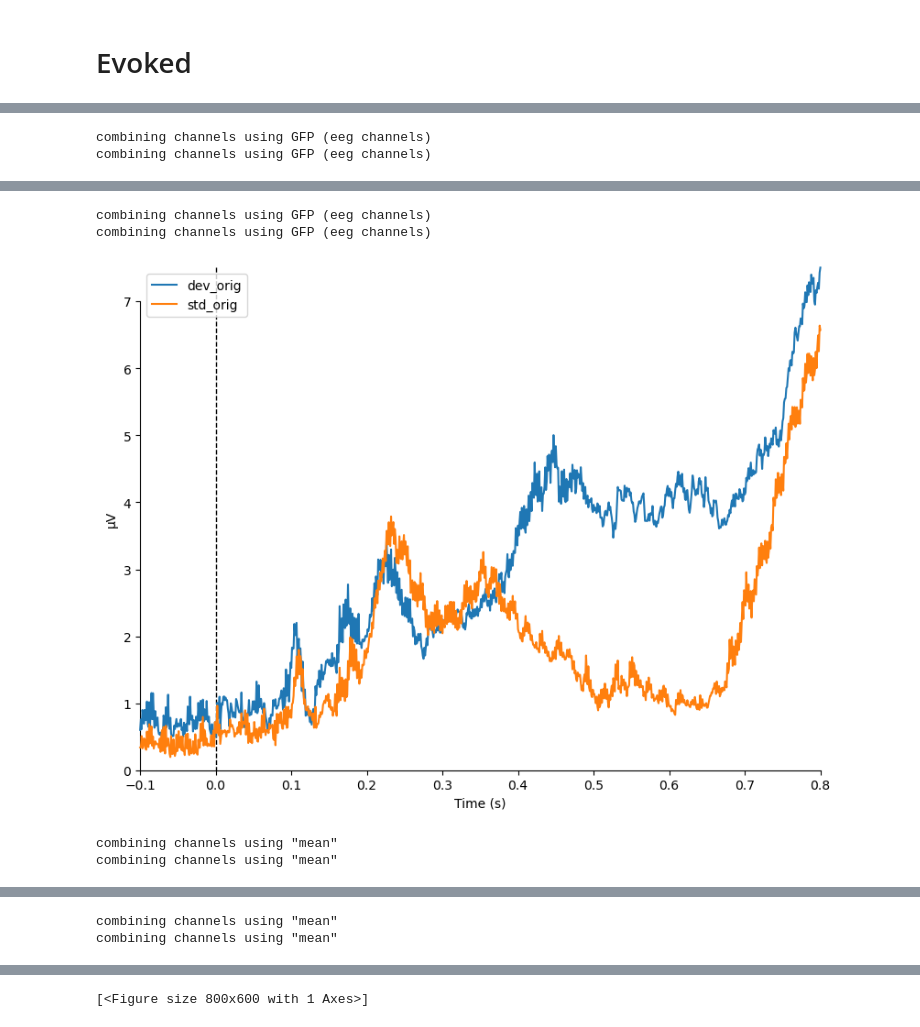
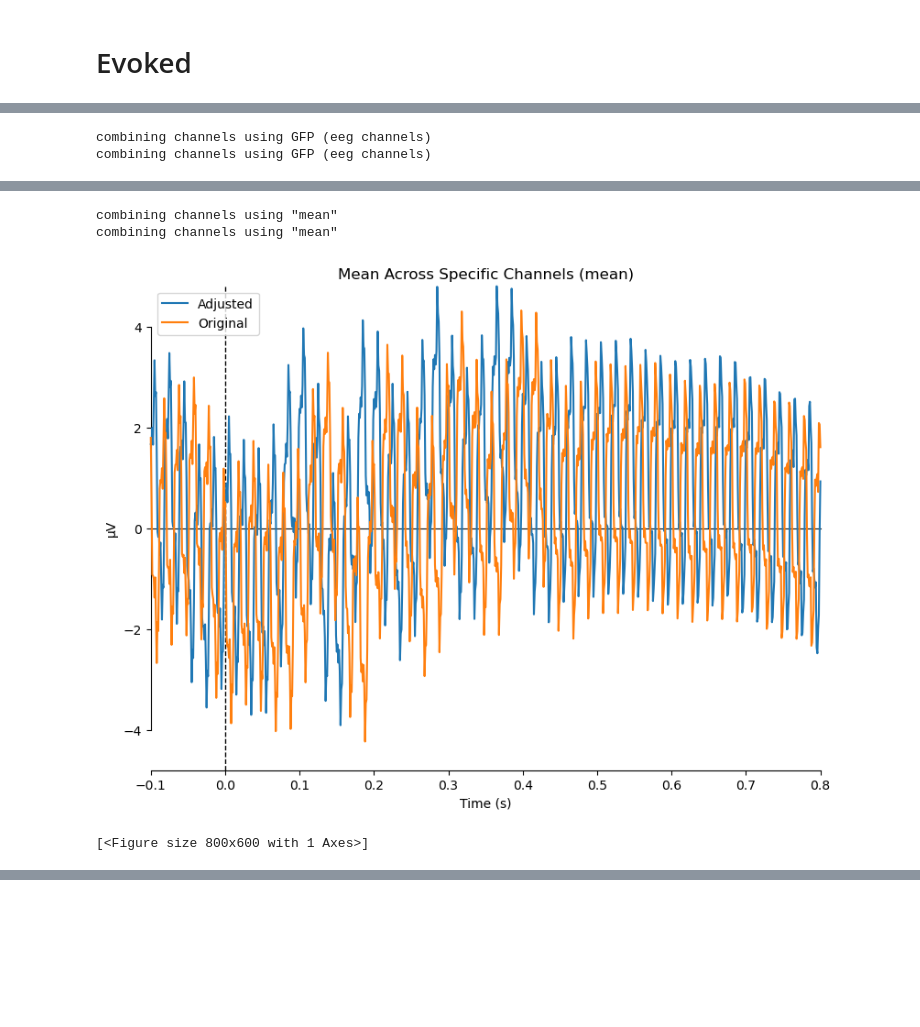
Before and after one commit to LinaWalk13/ore_EEG, a Jupyter notebook: diode_testing.ipynb, the cells around one changed output, grey strips where cells are left out. Drawn from its saved outputs; the diff is of its cells as text; code cells hidden in the pictures; blank space fills up the shorter version.

```diff
--- a/diode_testing.ipynb
+++ b/diode_testing.ipynb
@@ -91,9 +218,19 @@ event number [  2 149 151] was rejected
 # creating an event_id for epoching
 
 event_id = {
-    "Start": 50,
-    "Standard": 200,
-    "Deviant": 100,
+    'happy/white': 31,
+    'happy/asian': 32,
+    'happy/black': 33,
+   # 'neutral/asian': 41, # not present in this experiment and causes errors if no #
+    'neutral/white': 42,
+    'neutral/black': 43,
+    'sad/white': 21,
+    'sad/black': 22,
+    'sad/asian': 23,
+    'incorrect': 50,
+    'sadcorrect/response': 130,
+    'neutral/response': 140,
+    'happycorrect/response': 220
 }
 # %%
 # plotting an overview of the events
@@ -306,14 +480,9 @@ No projector specified for this dataset. Please consider the method self.add_pro
 # %%
-# Plotting GFP across all channels
-mne.viz.plot_compare_evokeds(dict(dev_adjust=evoked_dev_adjust, std_adjust=evoked_std_adjust))
-mne.viz.plot_compare_evokeds(dict(dev_orig=evoked_dev_orig, std_orig=evoked_std_orig))
+# Plotting GFP across all channels for both adjusted and original epochs
+mne.viz.plot_compare_evokeds({'Adjusted': evoked_adjust, 'Original': evoked_orig}, title='GFP Across All Channels')
 
-# Plotting combine='mean' for a selection of channels
-picks = ['Cz', 'P3', 'P4', 'Pz']
-mne.viz.plot_compare_evokeds(dict(dev_adjust=evoked_dev_adjust, std_adjust=evoked_std_adjust),
-                            picks=picks, combine='mean')
-mne.viz.plot_compare_evokeds(dict(dev_orig=evoked_dev_orig, std_orig=evoked_std_orig),
-                            picks=picks, combine='mean')
+# Plotting mean across specific channels for both adjusted and original epochs
+mne.viz.plot_compare_evokeds({'Adjusted': evoked_adjust, 'Original': evoked_orig}, picks=picks, combine='mean', title='Mean Across Specific Channels')
 # %% [output]
 combining channels using GFP (eeg channels)
 combining channels using GFP (eeg channels)
@@ -321,5 +490,4 @@ combining channels using GFP (eeg channels)
-combining channels using GFP (eeg channels)
-combining channels using GFP (eeg channels)
+combining channels using "mean"
+combining channels using "mean"
-[figure, old version]
+[figure, new version]
-combining channels using "mean"
-combining channels using "mean"
+[<Figure size 800x600 with 1 Axes>]
@@ -327,2 +493,0 @@ combining channels using "mean"
-combining channels using "mean"
-combining channels using "mean"
@@ -330 +493,0 @@ combining channels using "mean"
-[<Figure size 800x600 with 1 Axes>]
```
Also changed, not shown: parts of 18 cells of this notebook, 1 other file.
